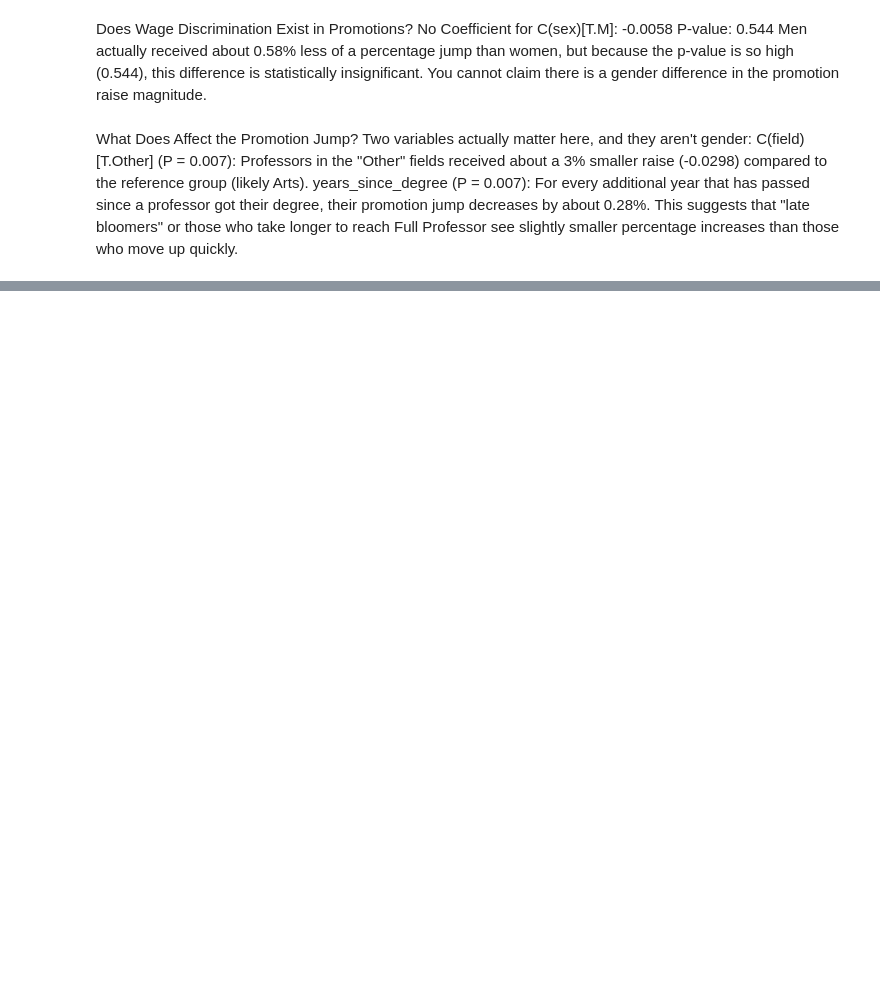
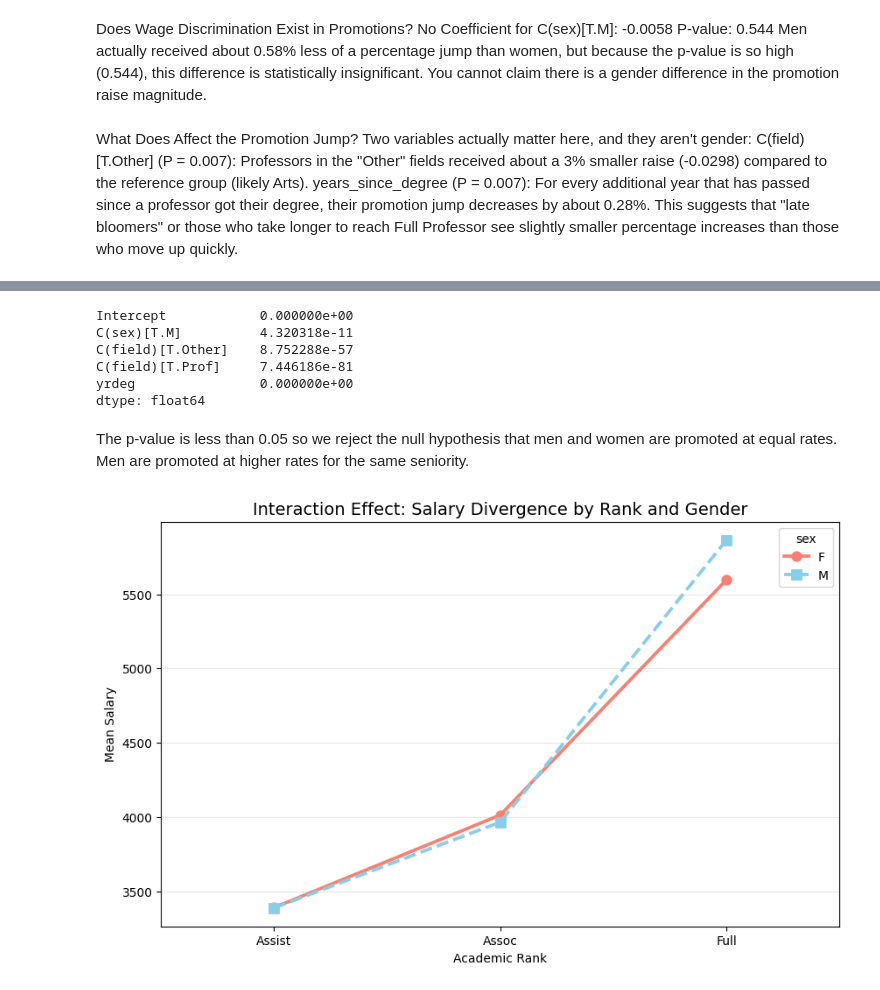
Before and after one commit to Jaiycex/Data557_Project_StoryTeam, a Jupyter notebook: question2_eda_elsie.ipynb, the cells around one changed output, grey strips where cells are left out. Cells and saved outputs as stored; diff of their text form; code cells hidden in the pictures; blank space fills up the shorter version.

Commit message:
add promotion rate analysis

```diff
--- a/question2_eda_elsie.ipynb
+++ b/question2_eda_elsie.ipynb
@@ -452,0 +527,29 @@ years_since_degree (P = 0.007): For every additional year that has passed since
+# %%
+print(logit_model.pvalues)
+# %% [output]
+Intercept            0.000000e+00
+C(sex)[T.M]          4.320318e-11
+C(field)[T.Other]    8.752288e-57
+C(field)[T.Prof]     7.446186e-81
+yrdeg                0.000000e+00
+dtype: float64
+# %% [markdown]
+The p-value is less than 0.05 so we reject the null hypothesis that men and women are promoted at equal rates. Men are promoted at higher rates for the same seniority.
+# %%
+import matplotlib.pyplot as plt
+import seaborn as sns
+
+# Calculate mean salaries by Rank and Sex
+interaction_data = df.groupby(['rank', 'sex'])['salary'].mean().reset_index()
+
+plt.figure(figsize=(10, 6))
+sns.pointplot(data=interaction_data, x='rank', y='salary', hue='sex',
+              markers=["o", "s"], linestyles=["-", "--"], palette=['salmon', 'skyblue'])
+
+plt.title('Interaction Effect: Salary Divergence by Rank and Gender', fontsize=14)
+plt.ylabel('Mean Salary')
+plt.xlabel('Academic Rank')
+plt.grid(axis='y', alpha=0.3)
+plt.show()
+# %% [output]
+[figure, added]
```
Also changed, not shown: parts of 12 cells of this notebook.
